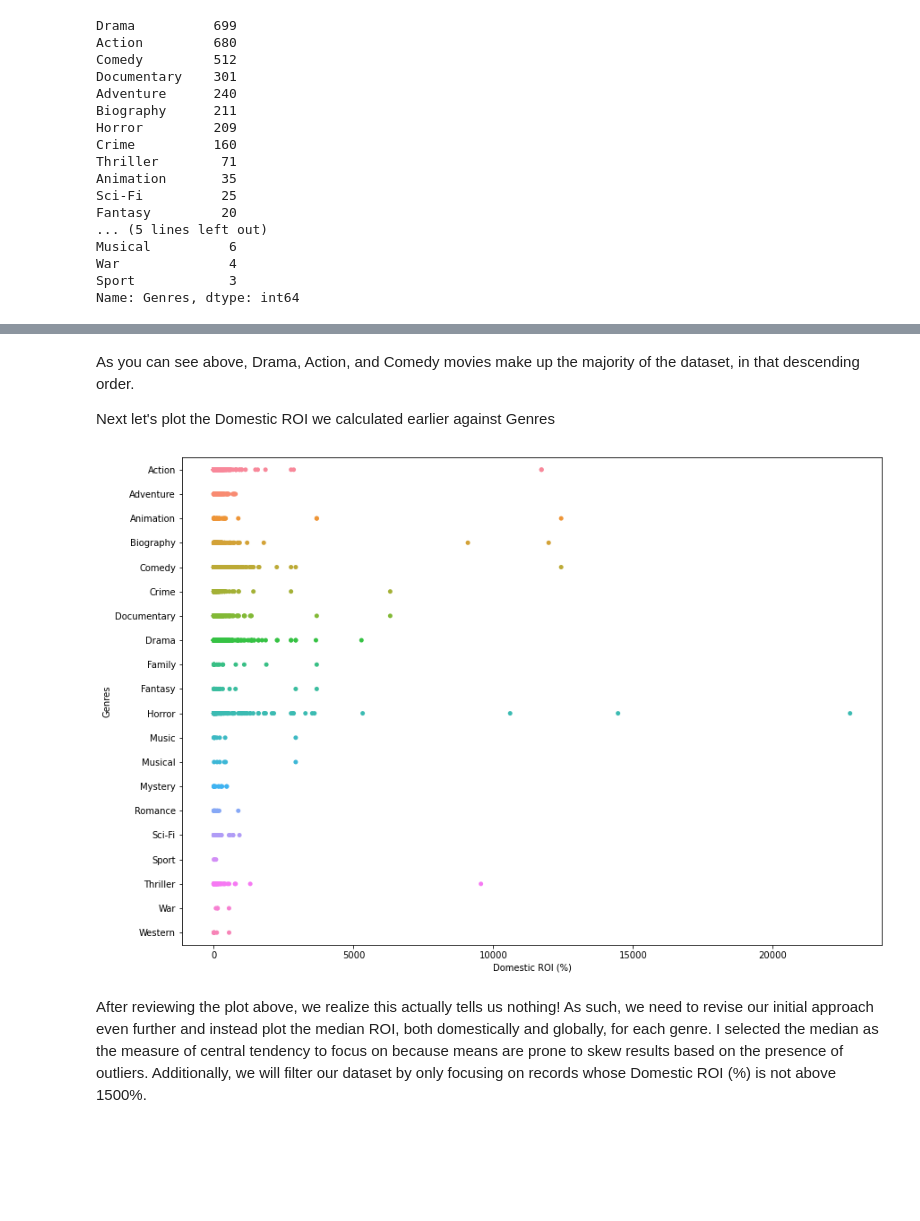
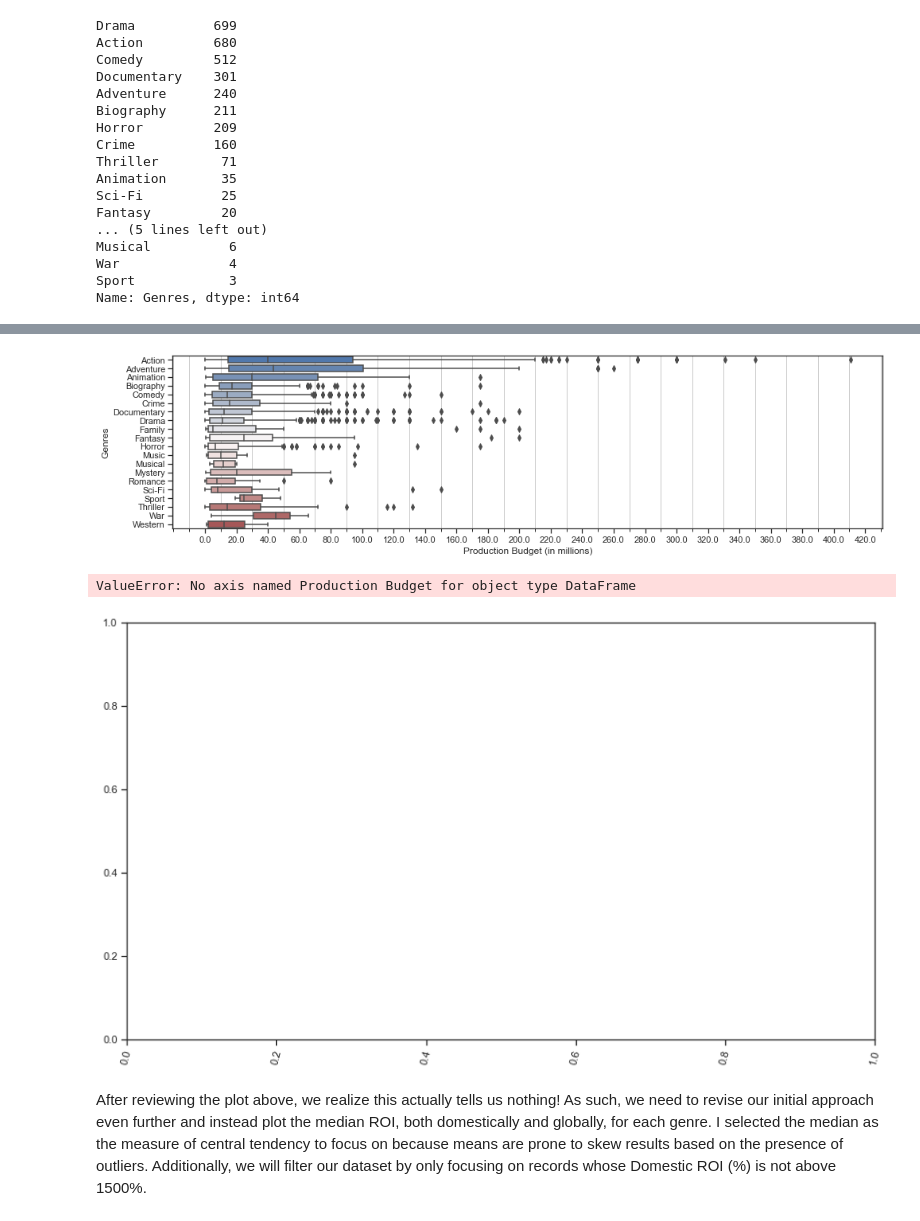
Before and after one commit to rookiescientist-andre/Microsoft-Film-Analysis, a Jupyter notebook: Microsoft Film Analysis - Notebook.ipynb, the cells around one changed output, grey strips where cells are left out. Cells and saved outputs as stored; diff of their text form; code cells hidden in the pictures; blank space fills up the shorter version.

Commit message:
Analyzed production budgets and added new charts

```diff
--- a/Microsoft Film Analysis - Notebook.ipynb
+++ b/Microsoft Film Analysis - Notebook.ipynb
@@ -313,13 +294,41 @@ ax.set_title('Frequency of Genres');
-# %% [markdown]
-As you can see above, Drama, Action, and Comedy movies make up the majority of the dataset, in that descending order.
-
-Next let's plot the Domestic ROI we calculated earlier against Genres
-# %%
-# Next, visualize Genres vs. Domestic ROI
-fig, ax = plt.subplots(figsize=(14,10))
-sns.stripplot(data=final_df.sort_values('Genres'), x='Domestic ROI (%)', y='Genres', jitter=False);
-# %% [output]
-[figure, removed]
+# %%
+# Time to visualize our data!
+
+# We're going to do 3 visuals: one to see the budget vs. Genres and vs. ROIs, and two others
+# to compare the genres vs. both the Domestic and Worldwide ROI fields
+
+# Second visual: Genres and their Production Budgets
+sns.set_theme(style="ticks")
+fig, ax = plt.subplots(figsize=(16, 4))
+
+# X axis formatter
+# Customizing X-axis scale
+def million_formatter(x, pos):
+    return str(round(x / 1e6, 1))
+
+ax.xaxis.set_major_formatter(million_formatter)
+ax.set_xticks(range(0, 480000000, 20000000))
+
+# Setting minor tick marks
+from matplotlib.ticker import AutoMinorLocator
+minor_locator = AutoMinorLocator(2)
+ax.xaxis.set_minor_locator(minor_locator)
+plt.grid(which='minor')
+
+# Plotting using Seaborn & setting labels
+sns.boxplot(x="Production Budget", y="Genres", data=final_df.sort_values('Genres'),
+            width=.7, palette="vlag", ax=ax)
+ax.set_xlabel('Production Budget (in millions)');
+# %% [output]
+[figure, added]
+# %%
+fig, ax = plt.subplots(figsize=(14,8))
+ax.ticklabel_format(style='plain', axis='both')
+ax.tick_params(axis='x', labelrotation=75)
+sns.catplot(data=final_df.sort_values('Genres'), x=final_df.mean('Production Budget'), y='Genres', kind='bar');
+# %% [output]
+ValueError: No axis named Production Budget for object type DataFrame
+[figure, added]
 # %% [markdown]
 After reviewing the plot above, we realize this actually tells us nothing! As such, we need to revise our initial approach even further and instead plot the median ROI, both domestically and globally, for each genre. I selected the median as the measure of central tendency to focus on because means are prone to skew results based on the presence of outliers. Additionally, we will filter our dataset by only focusing on records whose Domestic ROI (%) is not above 1500%.
 # %%
```
Also changed, not shown: parts of 4 cells of this notebook.
